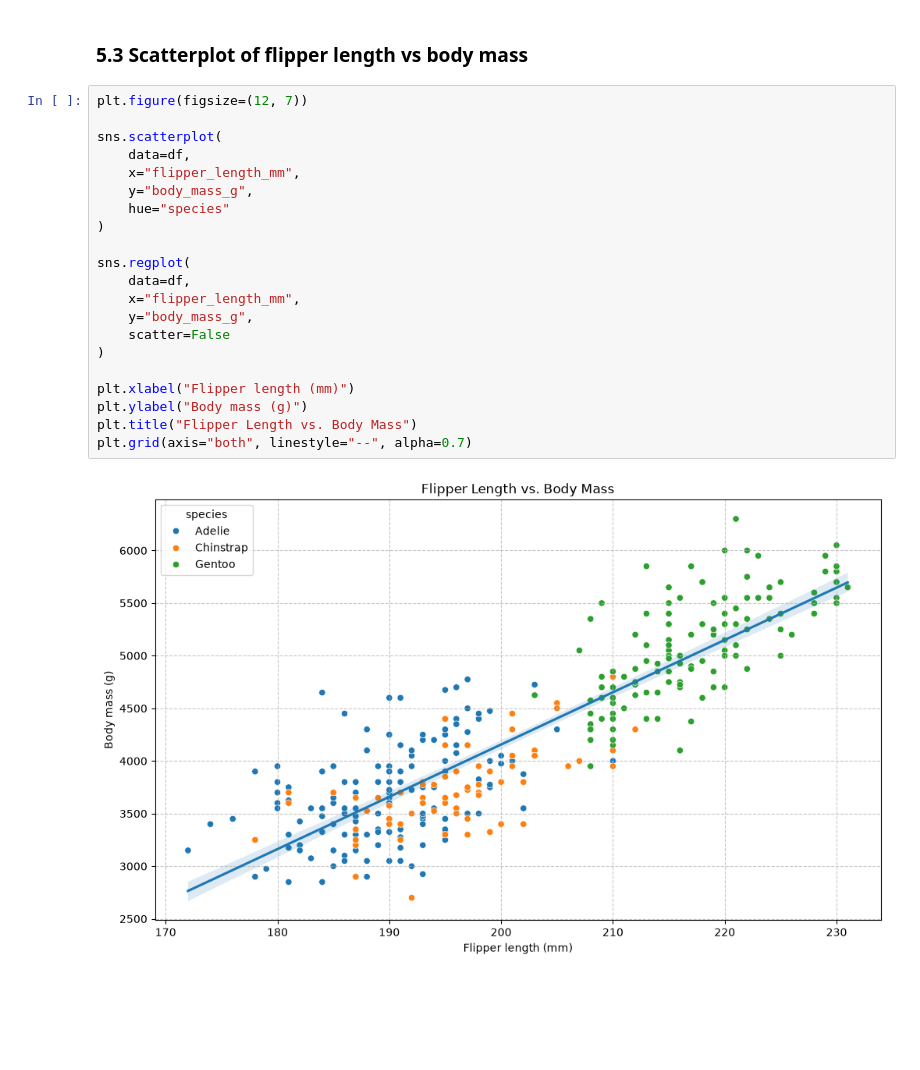
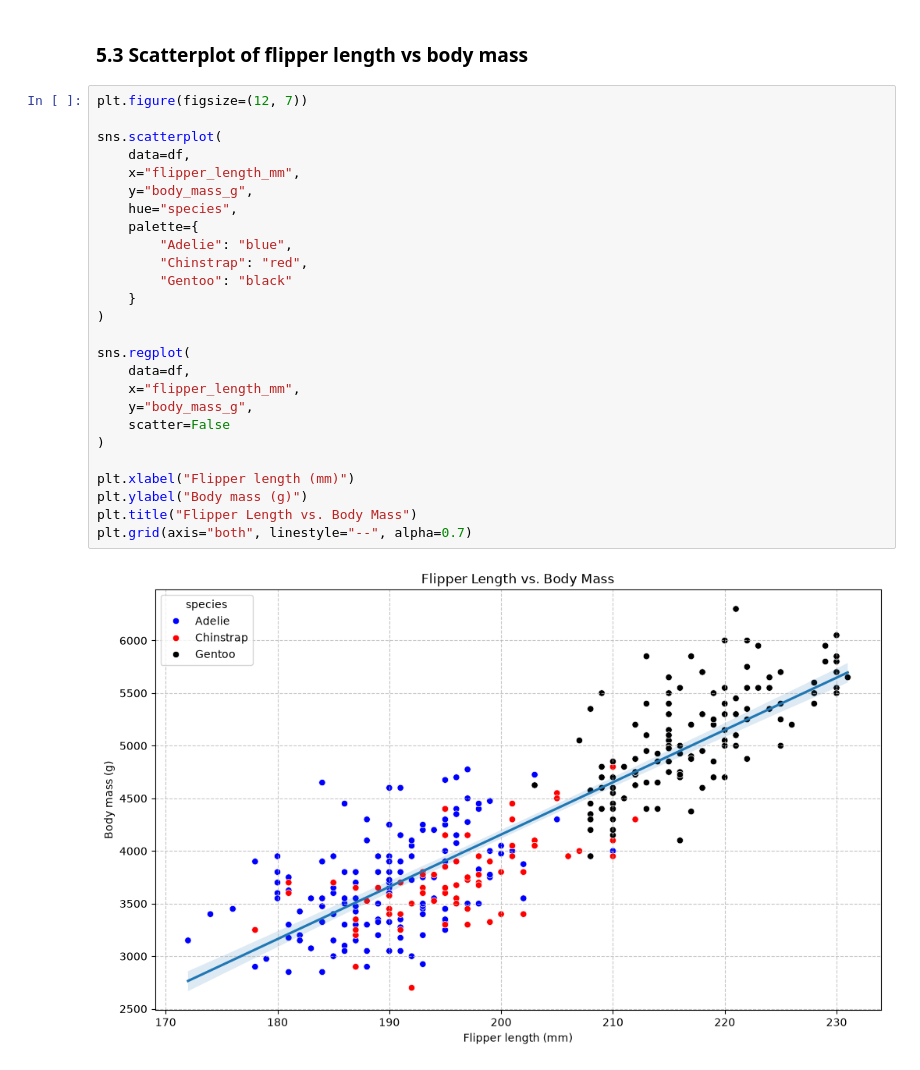
Before and after one commit to m-abdelkawy/data-analysis-msc, a Jupyter notebook: courses/ana500_foundations-of-data-analytics/projects/python/analsysis.ipynb, the cells around one changed output. Drawn from its saved outputs; the diff is of its cells as text; blank space fills up the shorter version.

```diff
--- a/courses/ana500_foundations-of-data-analytics/projects/python/analsysis.ipynb
+++ b/courses/ana500_foundations-of-data-analytics/projects/python/analsysis.ipynb
@@ -355,24 +357,29 @@ plt.grid(axis="both", linestyle="--", alpha=0.7)
 # %%
 plt.figure(figsize=(12, 7))
 
 sns.scatterplot(
     data=df,
     x="flipper_length_mm",
     y="body_mass_g",
-    hue="species"
+    hue="species",
+    palette={
+        "Adelie": "blue",
+        "Chinstrap": "red",
+        "Gentoo": "black"
+    }
 )
 
 sns.regplot(
     data=df,
     x="flipper_length_mm",
     y="body_mass_g",
     scatter=False
 )
 
 plt.xlabel("Flipper length (mm)")
 plt.ylabel("Body mass (g)")
 plt.title("Flipper Length vs. Body Mass")
 plt.grid(axis="both", linestyle="--", alpha=0.7)
 # %% [output]
-[figure, old version]
+[figure, new version]
 # %% [markdown]
```
Also changed, not shown: parts of 2 cells of this notebook, 1 other file.
